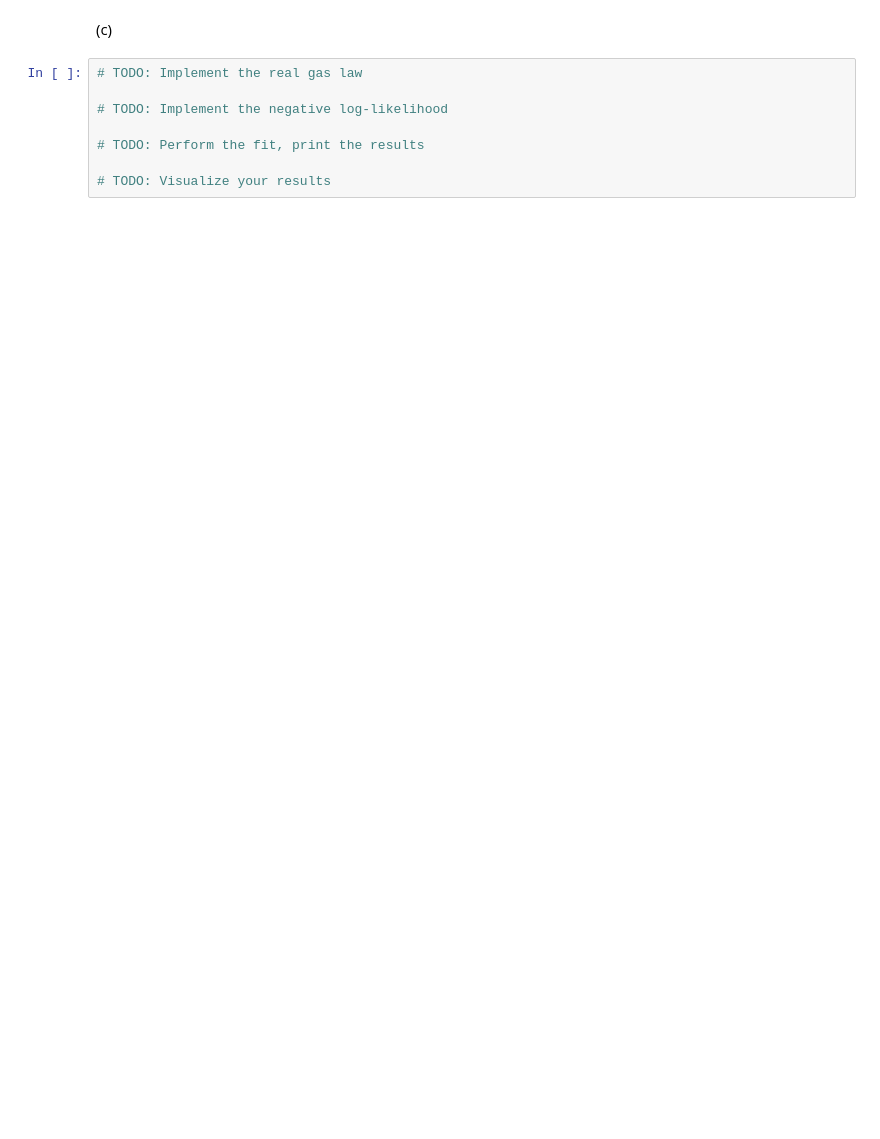
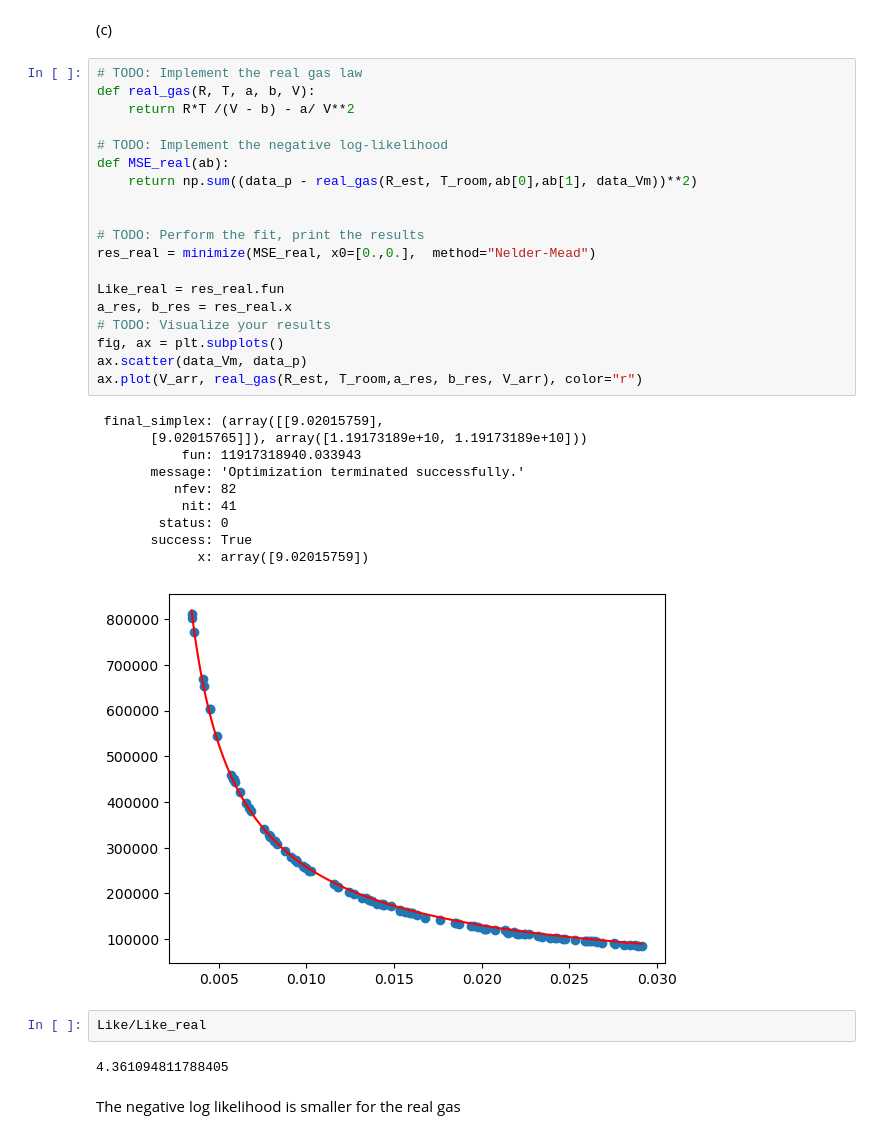
Before and after one commit to phopopo/mlph2023-Exercises, a Jupyter notebook: sheet02.ipynb, the cells around one changed output. Drawn from its saved outputs; the diff is of its cells as text; blank space fills up the shorter version.

```diff
--- a/sheet02.ipynb
+++ b/sheet02.ipynb
@@ -127,10 +155,38 @@ data_Vm, data_p = np.load("data02/gas.npy")
 # %% [markdown]
 (c)
-# %%
-# TODO: Implement the real gas law
-
-# TODO: Implement the negative log-likelihood
-
-# TODO: Perform the fit, print the results
-
-# TODO: Visualize your results
+# %%
+# TODO: Implement the real gas law
+def real_gas(R, T, a, b, V):
+    return R*T /(V - b) - a/ V**2
+
+# TODO: Implement the negative log-likelihood
+def MSE_real(ab):
+    return np.sum((data_p - real_gas(R_est, T_room,ab[0],ab[1], data_Vm))**2)
+
+
+# TODO: Perform the fit, print the results
+res_real = minimize(MSE_real, x0=[0.,0.],  method="Nelder-Mead")
+
+Like_real = res_real.fun
+a_res, b_res = res_real.x
+# TODO: Visualize your results
+fig, ax = plt.subplots()
+ax.scatter(data_Vm, data_p)
+ax.plot(V_arr, real_gas(R_est, T_room,a_res, b_res, V_arr), color="r")
+# %% [output]
+ final_simplex: (array([[9.02015759],
+       [9.02015765]]), array([1.19173189e+10, 1.19173189e+10]))
+           fun: 11917318940.033943
+       message: 'Optimization terminated successfully.'
+          nfev: 82
+           nit: 41
+        status: 0
+       success: True
+             x: array([9.02015759])
+[figure, added]
+# %%
+Like/Like_real
+# %% [output]
+4.361094811788405
+# %% [markdown]
+The negative log likelihood is smaller for the real gas
```
Also changed, not shown: parts of 1 cell of this notebook.
